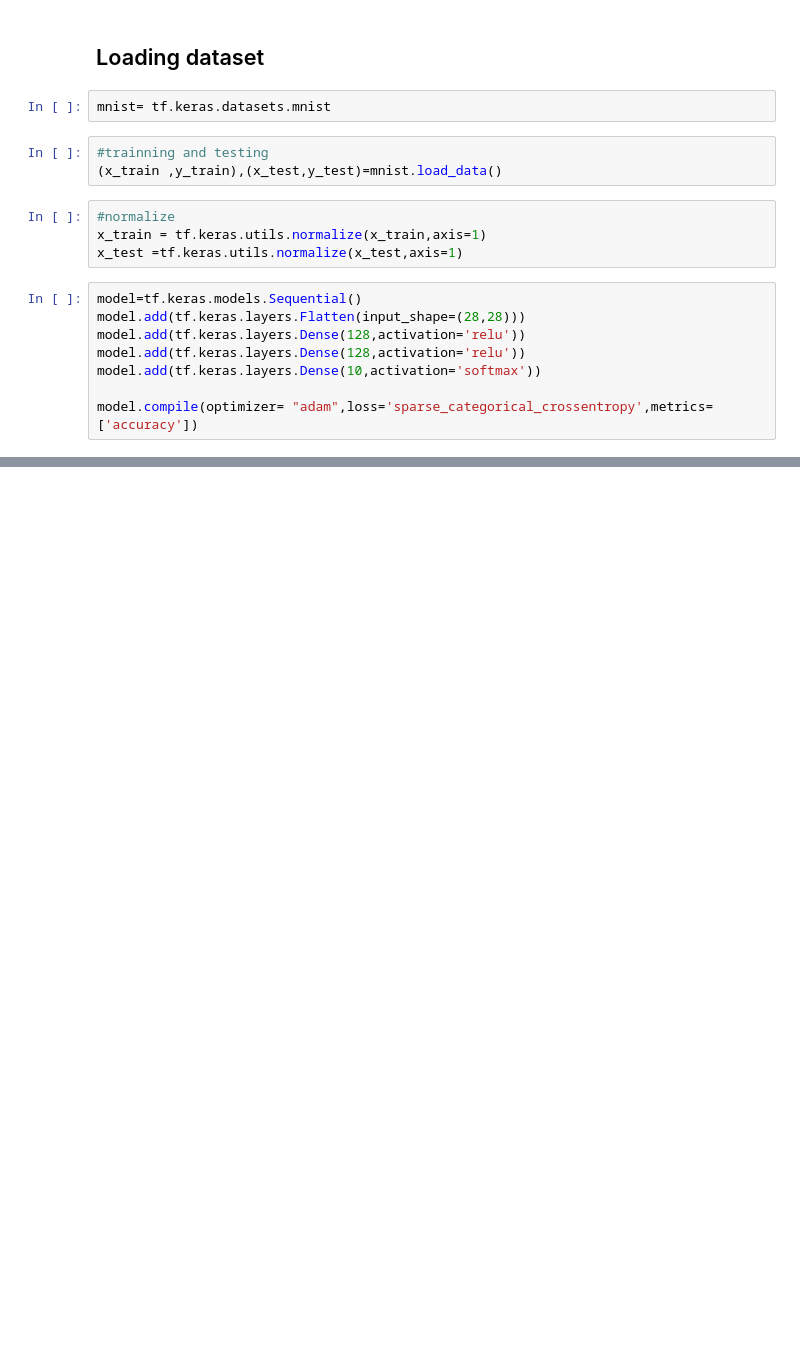
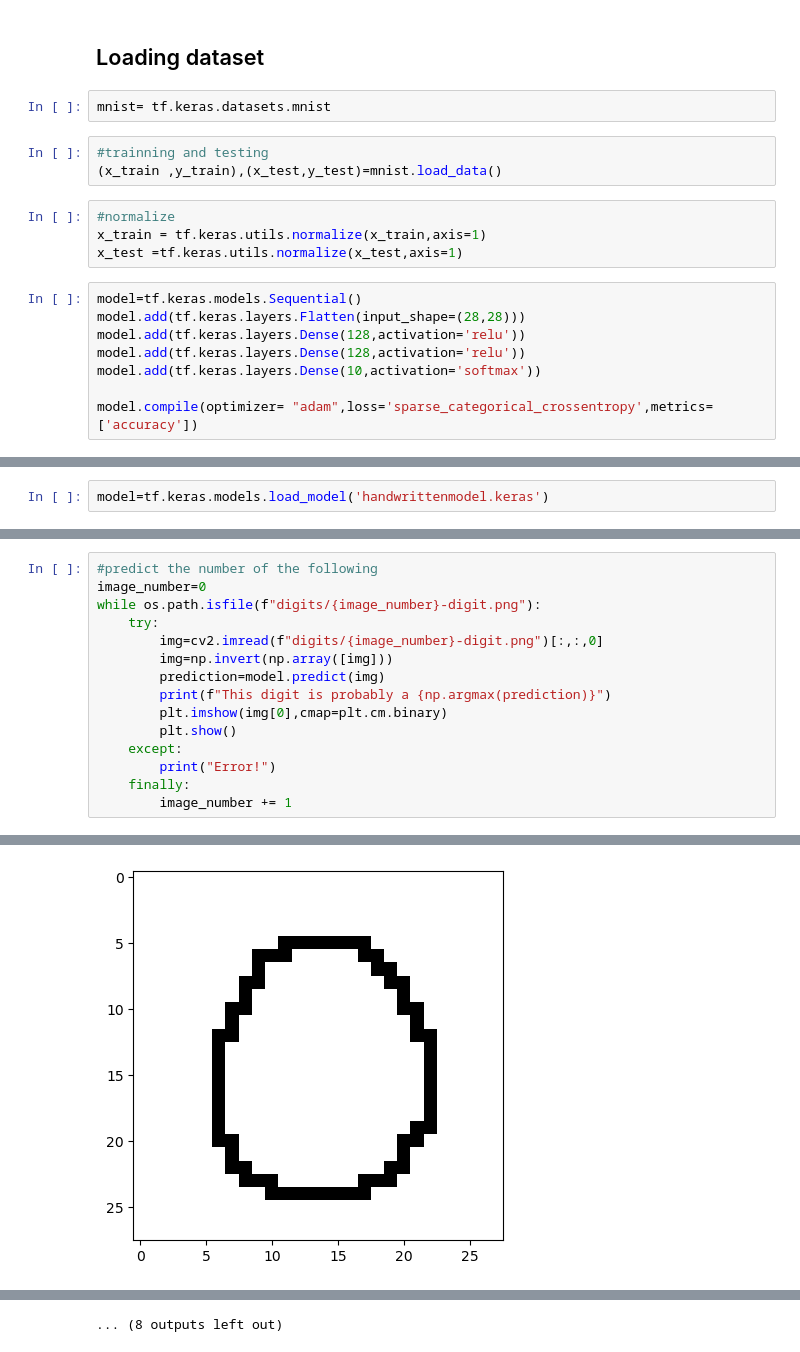
Before and after one commit to Michael-Forson/Machine-Learning-Projects, a Jupyter notebook: Handwritten Digit Recognition/Untitled.ipynb, the cells around one changed output, grey strips where cells are left out. Drawn from its saved outputs; the diff is of its cells as text; blank space fills up the shorter version.

Commit message:
testing model

```diff
--- a/Handwritten Digit Recognition/Untitled.ipynb
+++ b/Handwritten Digit Recognition/Untitled.ipynb
@@ -37,0 +48,2 @@ model.save('handwritten')
+# %%
+model=tf.keras.models.load_model('handwrittenmodel.keras')
@@ -37,0 +58,16 @@ model.save('handwritten')
+# %%
+#predict the number of the following
+image_number=0
+while os.path.isfile(f"digits/{image_number}-digit.png"):
+    try:
+        img=cv2.imread(f"digits/{image_number}-digit.png")[:,:,0]
+        img=np.invert(np.array([img]))
+        prediction=model.predict(img)
+        print(f"This digit is probably a {np.argmax(prediction)}")
+        plt.imshow(img[0],cmap=plt.cm.binary)
+        plt.show()
+    except:
+        print("Error!")
+    finally:
+        image_number += 1
+# %% [output]
@@ -37,0 +76 @@ model.save('handwritten')
+[figure, added]
@@ -37,0 +92 @@ model.save('handwritten')
+... (8 outputs left out)
```
Also changed, not shown: parts of 4 cells of this notebook, 11 other files.
